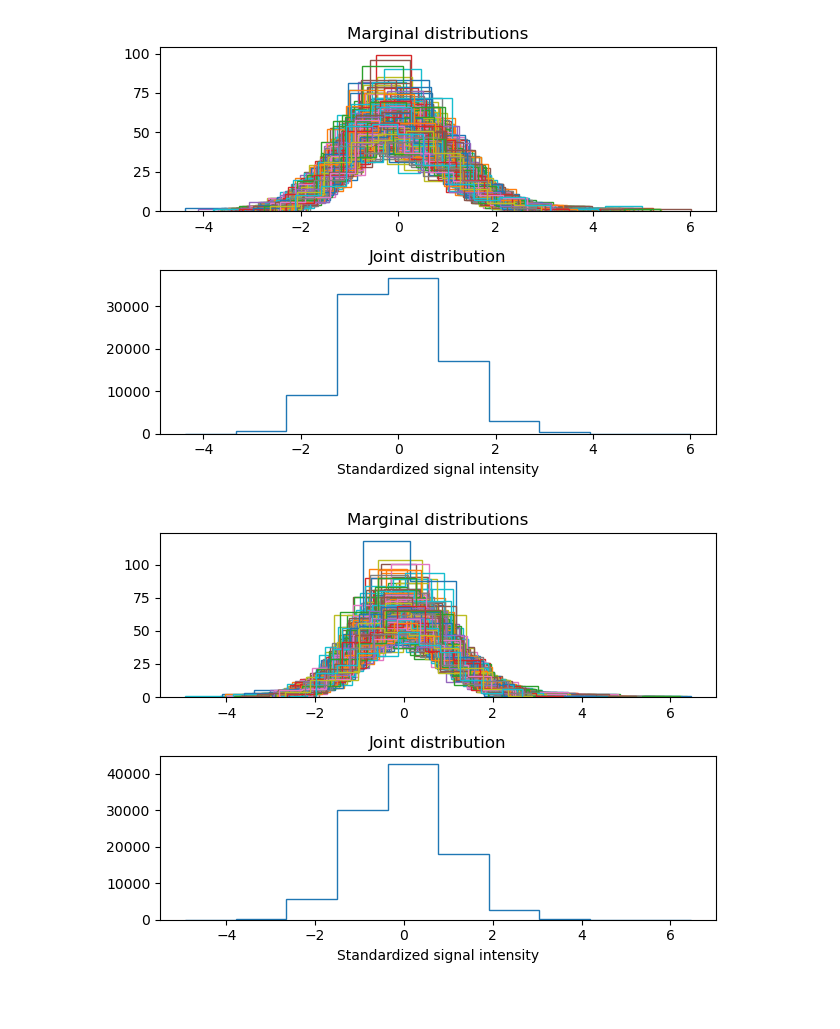
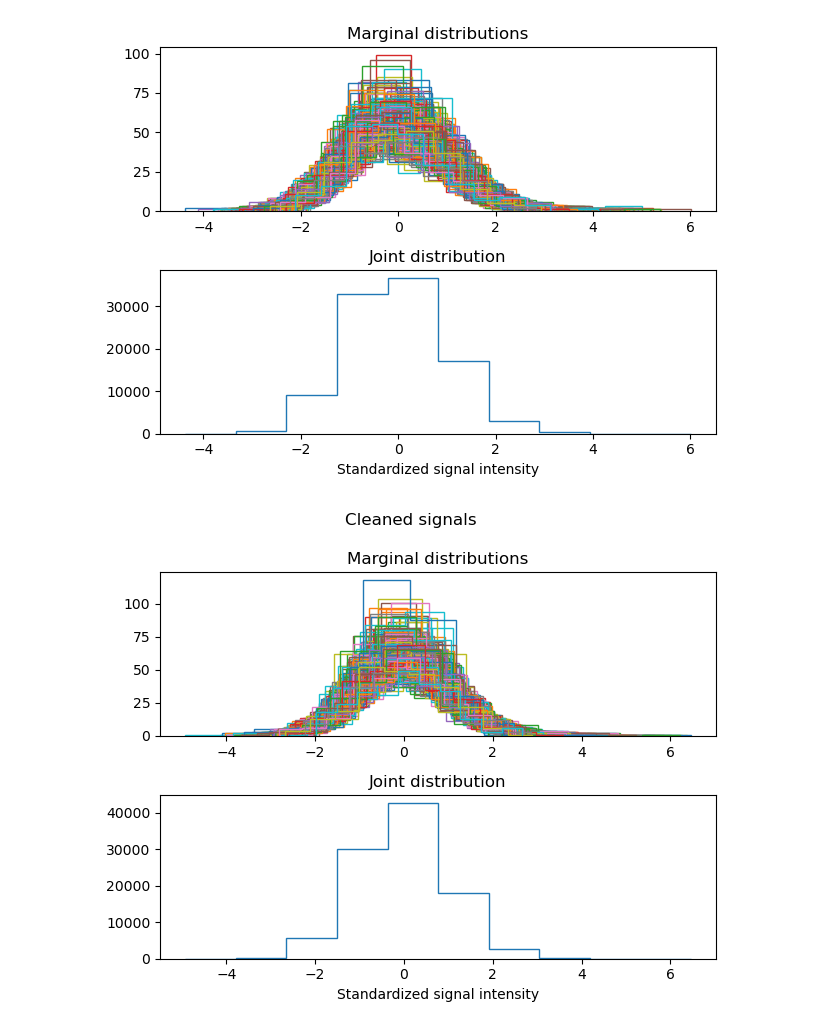
Before and after one commit to jonathan-legrand/bold-dementia, a Jupyter notebook: notebooks/signals_stats.ipynb, the cells around one changed output. Saved outputs shown, nothing was run; the diff lists cells and outputs as text; code cells hidden in the pictures; blank space fills up the shorter version.

```diff
--- a/notebooks/signals_stats.ipynb
+++ b/notebooks/signals_stats.ipynb
@@ -21,7 +23,7 @@ def days_to_onset(row):
 memento = MementoTS(cache_dir=cache_dir, target_func=lambda row: row)
 
 res = next(iter(memento))
-ts = zscore(res[0])
+ts = stats.zscore(res[0])
 # %%
 def plot_signal_distribution(ts):
     fig, ax = plt.subplots(2, 1)
@@ -51,8 +53,9 @@ cleaned_ts = signal.clean(
     confounds=confounds,
     standardize="zscore_sample"
 )
-# %%
-plot_signal_distribution(cleaned_ts)
-plt.show()
-# %% [output]
-[figure, removed]
+# %%
+fig = plot_signal_distribution(cleaned_ts)
+fig.suptitle("Cleaned signals", y=1.05)
+plt.show()
+# %% [output]
+[figure, added]
```
Also changed, not shown: parts of 4 cells of this notebook.
